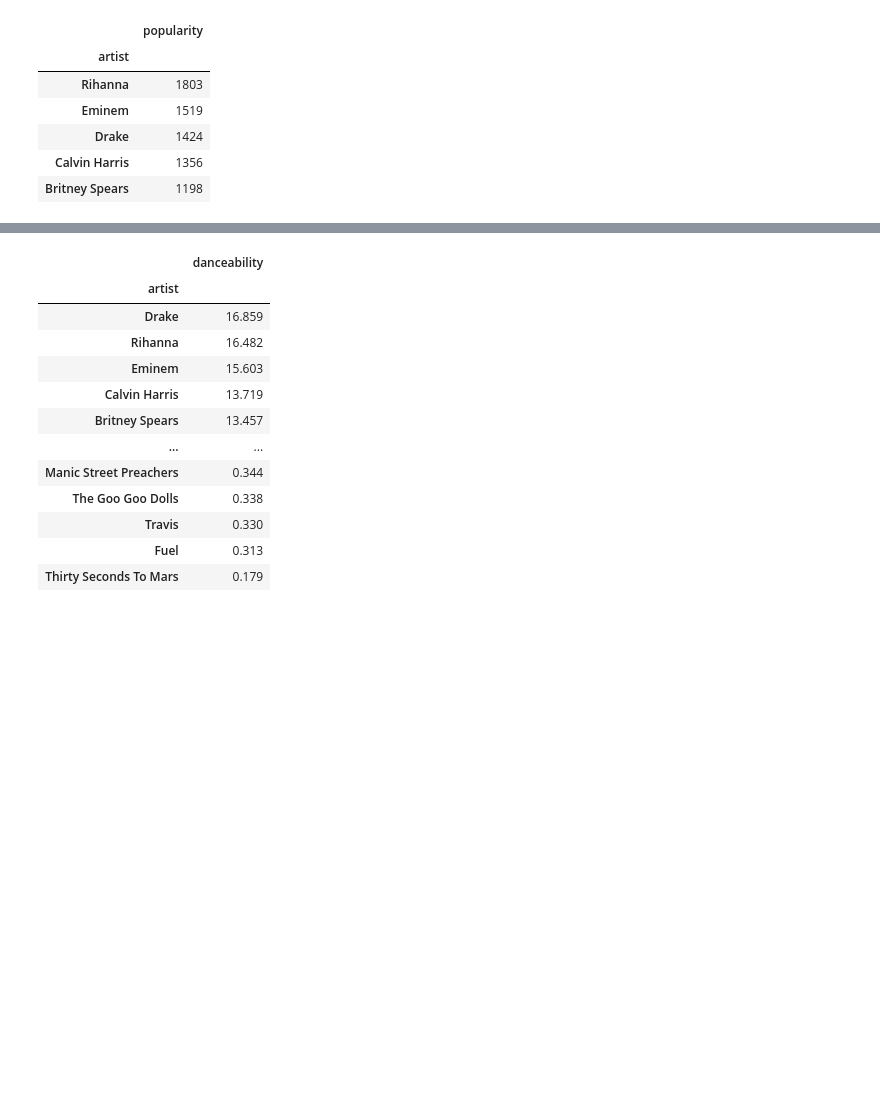
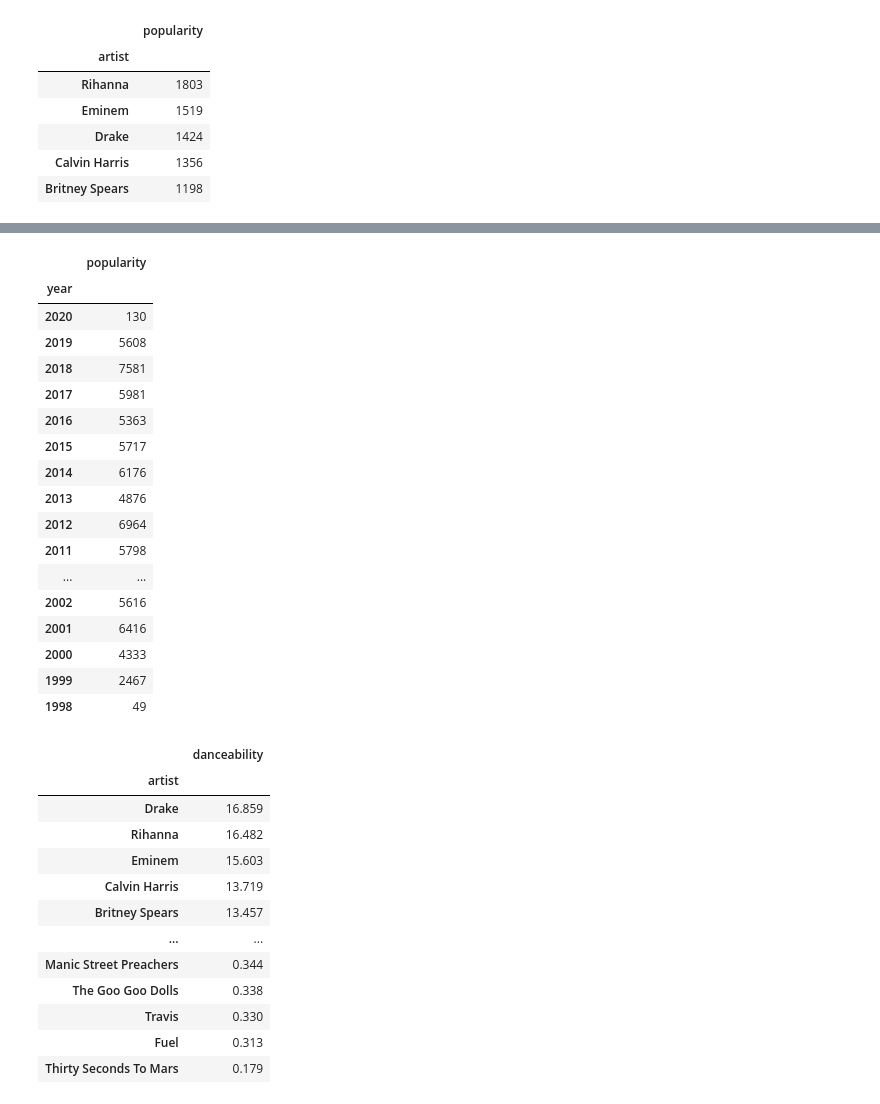
Before and after one commit to alexfloripavieira/neo-evolution-project-group-3, a Jupyter notebook: project-group-3.ipynb, the cells around one changed output, grey strips where cells are left out. Cells and saved outputs as stored; diff of their text form; code cells hidden in the pictures; blank space fills up the shorter version.

```diff
--- a/project-group-3.ipynb
+++ b/project-group-3.ipynb
@@ -251,3 +322,25 @@ artist_popularity[:5]
+# %%
+song_popularity = df.groupby('year')[['song','artist', 'popularity']].sum().sort_values('year',ascending=False)
+song_popularity
+# %% [output]
+|  | popularity |
+| year |  |
+| 2020 | 130 |
+| 2019 | 5608 |
+| 2018 | 7581 |
+| 2017 | 5981 |
+| 2016 | 5363 |
+| 2015 | 5717 |
+| 2014 | 6176 |
+| 2013 | 4876 |
+| 2012 | 6964 |
+| 2011 | 5798 |
+| ... | ... |
+| 2002 | 5616 |
+| 2001 | 6416 |
+| 2000 | 4333 |
+| 1999 | 2467 |
+| 1998 | 49 |
 # %%
 artist_danceability = df.groupby('artist')[['artist','danceability']].sum().sort_values('danceability',ascending=False)
 artist_danceability
```
Also changed, not shown: parts of 13 cells of this notebook.
